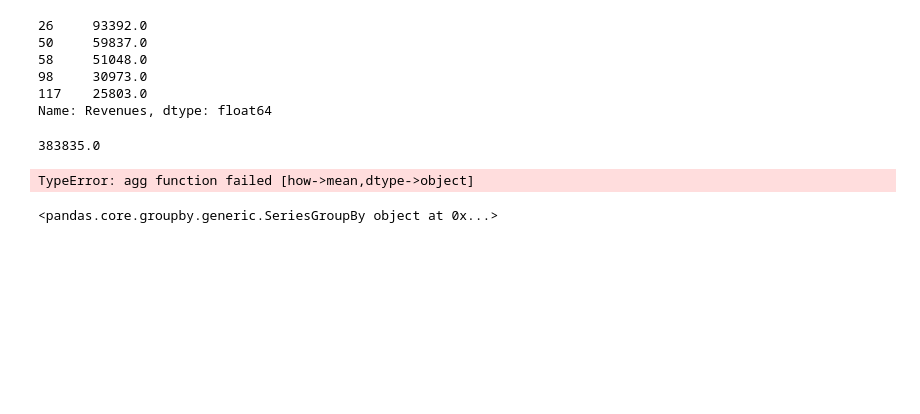
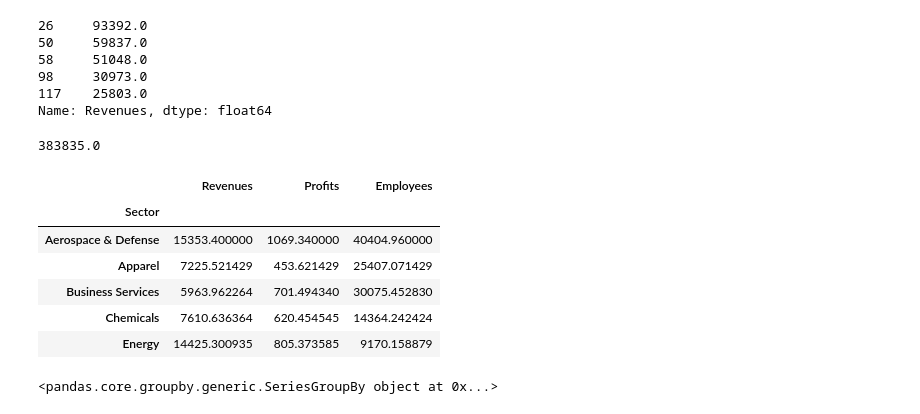
Before and after one commit to sigmadream/practice-pandas, a Jupyter notebook: pandas_in_action/chapter_09_the_groupby_object.ipynb, the cells around one changed output. Drawn from its saved outputs; the diff is of its cells as text; code cells hidden in the pictures; blank space fills up the shorter version.

```diff
--- a/pandas_in_action/chapter_09_the_groupby_object.ipynb
+++ b/pandas_in_action/chapter_09_the_groupby_object.ipynb
@@ -308,9 +308,15 @@ sectors.get_group("Aerospace & Defense").loc[:, "Revenues"].sum()
 # %% [output]
 383835.0
 # %%
-sectors.mean().head()
+sectors.mean(numeric_only=True).head()
 # %% [output]
-TypeError: agg function failed [how->mean,dtype->object]
+|  | Revenues | Profits | Employees |
+| Sector |  |  |  |
+| Aerospace & Defense | 15353.400000 | 1069.340000 | 40404.960000 |
+| Apparel | 7225.521429 | 453.621429 | 25407.071429 |
+| Business Services | 5963.962264 | 701.494340 | 30075.452830 |
+| Chemicals | 7610.636364 | 620.454545 | 14364.242424 |
+| Energy | 14425.300935 | 805.373585 | 9170.158879 |
 # %%
 sectors["Revenues"]
 # %% [output]
```
Also changed, not shown: 7 other files.
